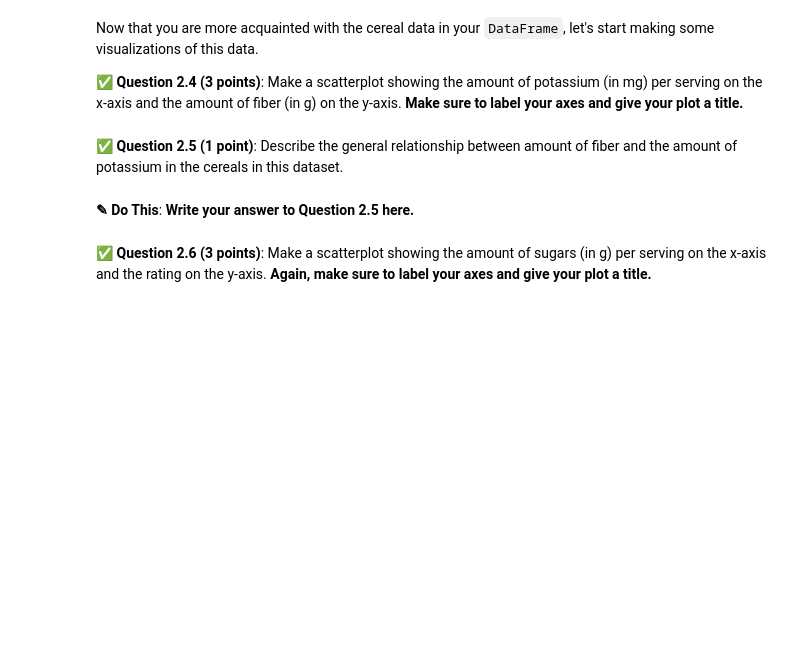
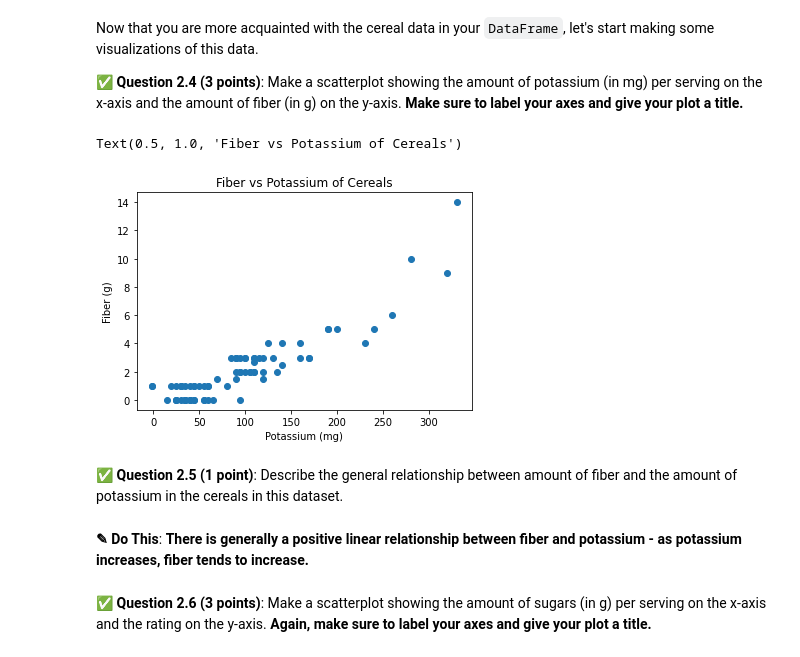
Before and after one commit to sarahhoogstraten/CMSE202-f23-turnin, a Jupyter notebook: midterm/CMSE202-Midterm-MakeUp-v1-SarahHoogstraten.ipynb, the cells around one changed output. Cells and saved outputs as stored; diff of their text form; code cells hidden in the pictures; blank space fills up the shorter version.

```diff
--- a/midterm/CMSE202-Midterm-MakeUp-v1-SarahHoogstraten.ipynb
+++ b/midterm/CMSE202-Midterm-MakeUp-v1-SarahHoogstraten.ipynb
@@ -64,3 +64,8 @@ To get started, you will need to download the file - `cereal.csv`. Since it migh
 &#9989; **Question 2.2 (2 points)**: Read in the `cereal.csv` dataset into a `Pandas` `DataFrame` and then display the first 15 rows.
 # %%
 # Put your code for Question 2.2 here
+import pandas as pd
+#read in cereal data
+cereal = pd.read_csv('cereal.csv')
+#display first 15 rows
+cereal.head(15)
@@ -101,6 +147,22 @@ Now that you are more acquainted with the cereal data in your `DataFrame`, let's
+# %%
+# Put your code for Question 2.4 here
+fiber = cereal['fiber']
+potass = cereal['potass']
+
+#make plot
+import matplotlib.pyplot as plt
+plt.scatter(potass, fiber)
+#label axes
+plt.xlabel('Potassium (mg)')
+plt.ylabel('Fiber (g)')
+#title
+plt.title('Fiber vs Potassium of Cereals')
+# %% [output]
+Text(0.5, 1.0, 'Fiber vs Potassium of Cereals')
+[figure, added]
 # %% [markdown]
 &#9989; **Question 2.5 (1 point)**: Describe the general relationship between amount of fiber and the amount of potassium in the cereals in this dataset.
-# %% [markdown]
-**<font size=+3>&#9998;</font> Do This**: **Write your answer to Question 2.5 here.**
+# %% [markdown]
+**<font size=+3>&#9998;</font> Do This**: **There is generally a positive linear relationship between fiber and potassium - as potassium increases, fiber tends to increase.**
 # %% [markdown]
 &#9989; **Question 2.6 (3 points)**: Make a scatterplot showing the amount of sugars (in g) per serving on the x-axis and the rating on the y-axis. **Again, make sure to label your axes and give your plot a title.**
```
Also changed, not shown: parts of 20 cells of this notebook.
